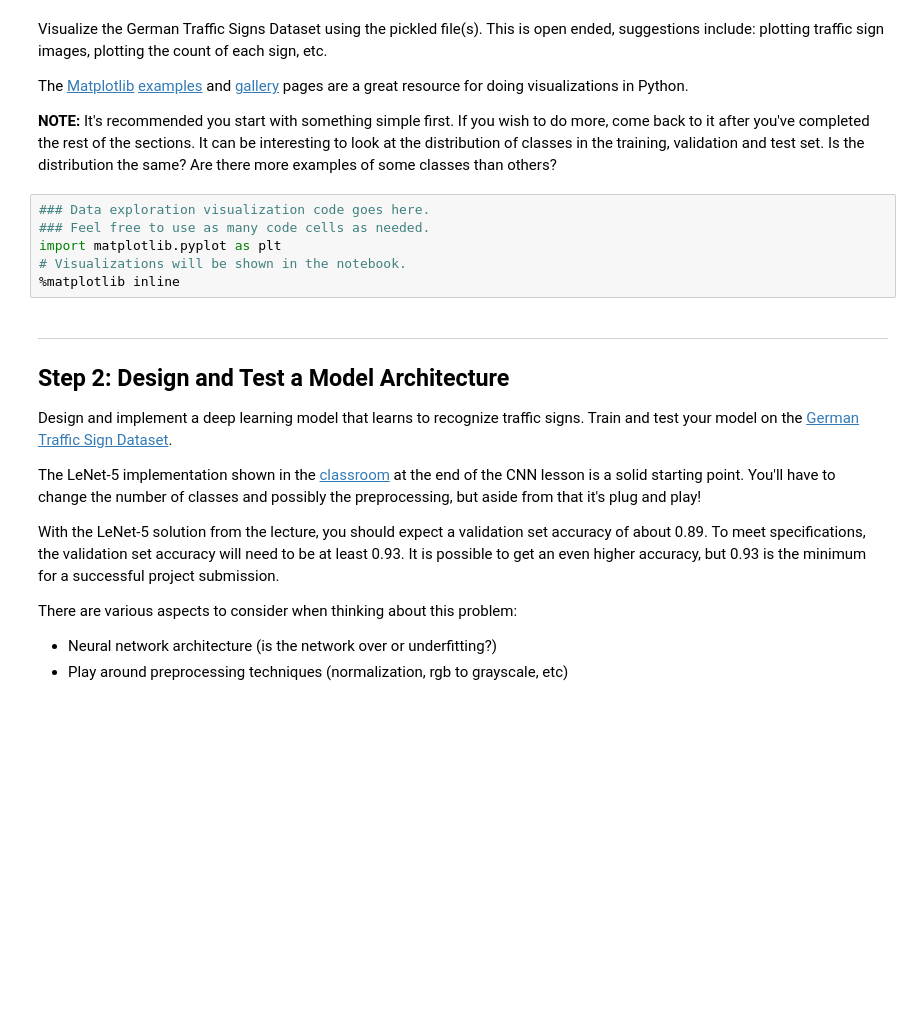
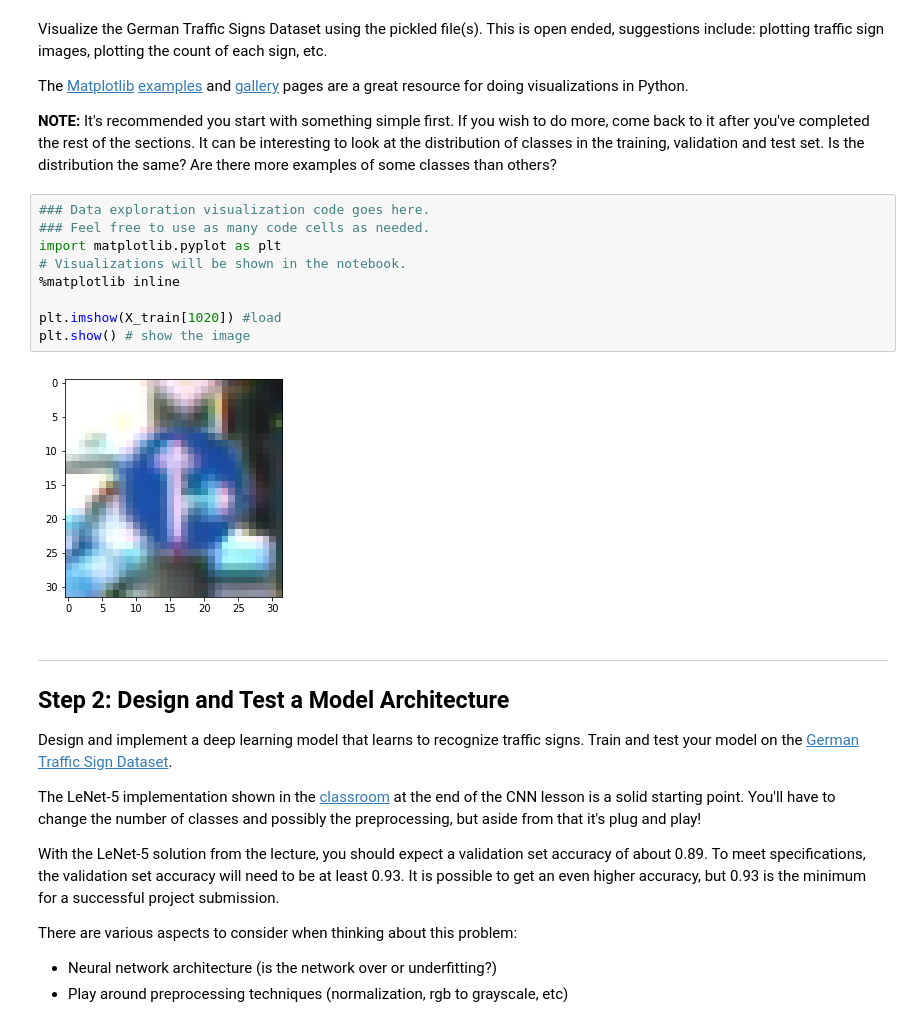
Before and after one commit to jingz8804/CarND-Traffic-Sign-Classifier-Project, a Jupyter notebook: Traffic_Sign_Classifier.ipynb, the cells around one changed output. Cells and saved outputs as stored; diff of their text form; blank space fills up the shorter version.

```diff
--- a/Traffic_Sign_Classifier.ipynb
+++ b/Traffic_Sign_Classifier.ipynb
@@ -112,9 +123,14 @@ The [Matplotlib](http://matplotlib.org/) [examples](http://matplotlib.org/exampl
 # %%
 ### Data exploration visualization code goes here.
 ### Feel free to use as many code cells as needed.
 import matplotlib.pyplot as plt
 # Visualizations will be shown in the notebook.
 %matplotlib inline
+
+plt.imshow(X_train[1020]) #load
+plt.show() # show the image
+# %% [output]
+[figure, added]
 # %% [markdown]
 ----
 
```
Also changed, not shown: parts of 8 cells of this notebook.
